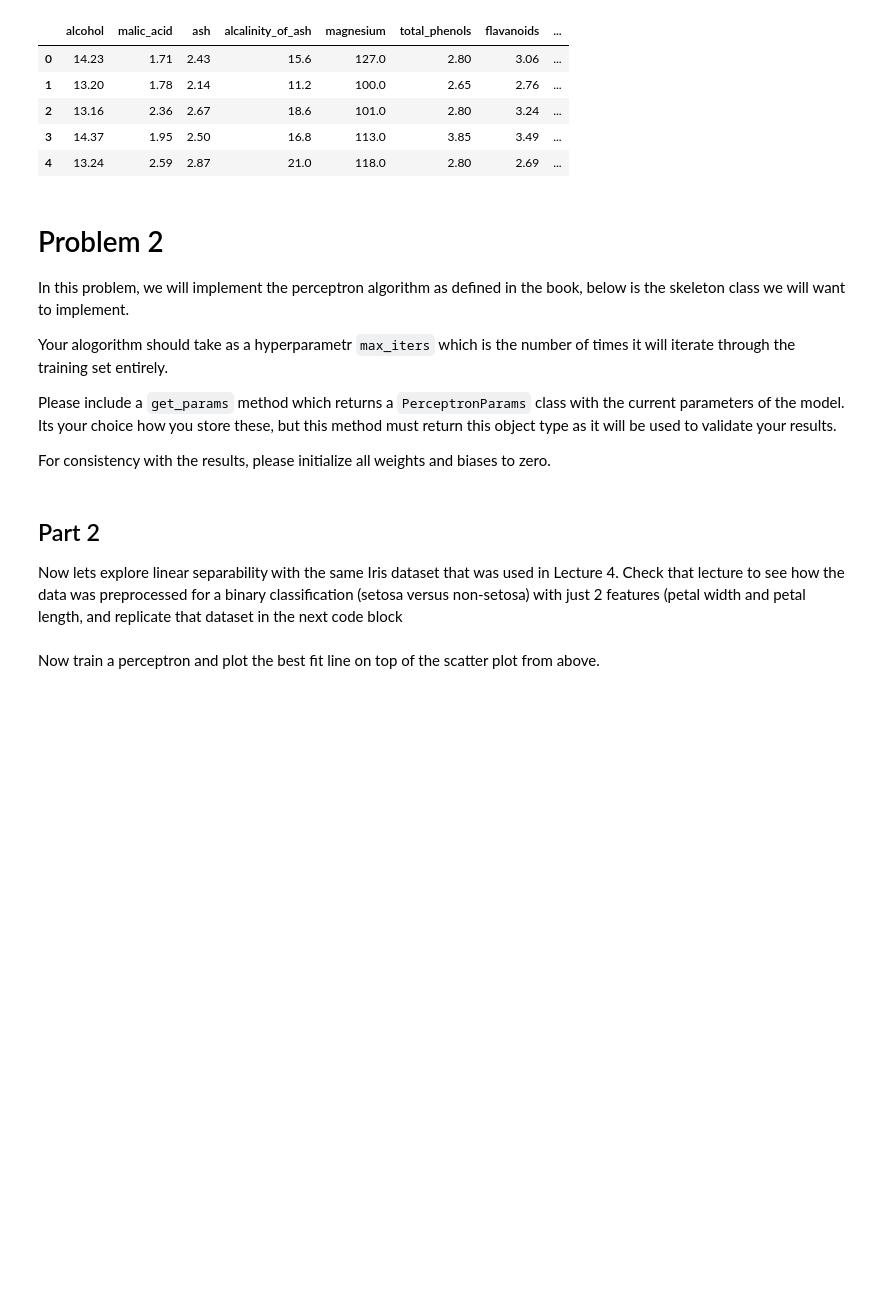
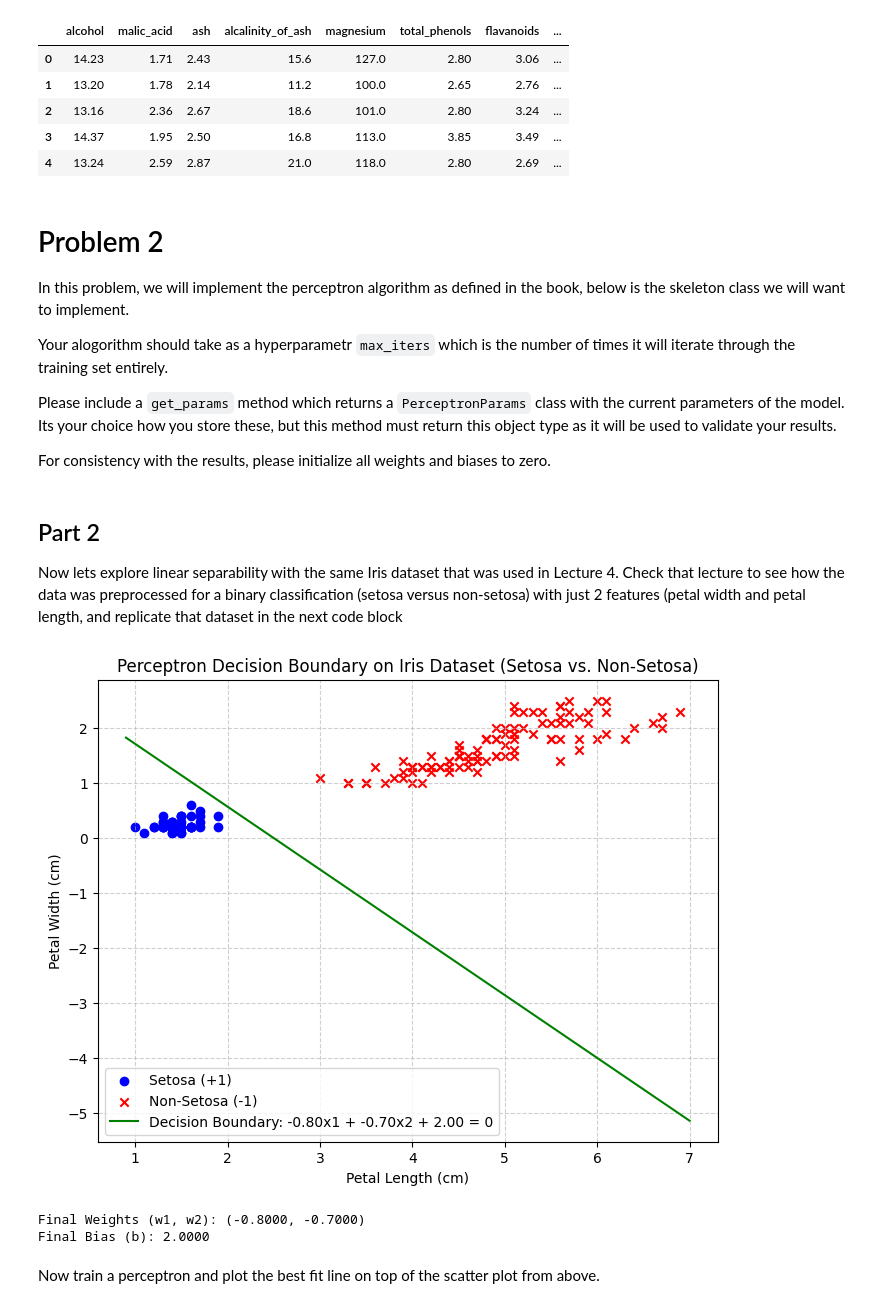
Before and after one commit to rameshnatarajanus/katz-aim5004-fall2025, a Jupyter notebook: notebooks/ProblemSet-02-SupervisedLearning.ipynb, the cells around one changed output. Drawn from its saved outputs; the diff is of its cells as text; code cells hidden in the pictures; blank space fills up the shorter version.

```diff
--- a/notebooks/ProblemSet-02-SupervisedLearning.ipynb
+++ b/notebooks/ProblemSet-02-SupervisedLearning.ipynb
@@ -495,7 +558,76 @@ class Perceptron:
 
 Now lets explore linear separability with the same Iris dataset that was used in Lecture 4.  Check that lecture to see how the data was preprocessed for a binary classification (setosa versus non-setosa) with just 2 features (petal width and petal length, and replicate that dataset in the next code block
 # %%
-# YOUR CODE HERE
+import pandas as pd
+from sklearn.datasets import load_iris
+import matplotlib.pyplot as plt
+
+# Load Iris dataset
+iris = load_iris(as_frame=True)
+iris_df = iris.frame
+iris_df.rename(columns={'target': 'label'}, inplace=True)
+
+# Preprocessing: Binary classification (Setosa vs. Non-Setosa) and 2 features (Petal Length/Width)
+# Filter for Setosa (label 0) and Versicolor (label 1) for a linearly separable case,
+# and map labels to +1 and -1.
+# OR, as done in Lecture 4: Setosa vs. Non-Setosa
+# Label: Setosa (0) -> True (+1), Non-Setosa (1, 2) -> False (-1)
+# Features: Petal Length ('petal length (cm)'), Petal Width ('petal width (cm)')
+
+# Use Setosa (0) as +1 (True) and Non-Setosa (1 or 2) as -1 (False)
+binary_df = iris_df.copy()
+binary_df['label'] = binary_df['label'].apply(lambda x: 1 if x == 0 else -1)
+
+# Select only the desired features
+features_of_interest = ['petal length (cm)', 'petal width (cm)']
+perceptron_df = binary_df[features_of_interest + ['label']]
+
+# Train a Perceptron
+perceptron_model = Perceptron(max_iters=20)
+# Note: The 'label' in perceptron_df is already 1/-1, but the fit method handles the internal mapping.
+perceptron_model.fit(perceptron_df, label='label')
+
+# Get final parameters
+params = perceptron_model.get_params()
+w1, w2 = params.weights
+b = params.bias
+
+# --- Plotting ---
+plt.figure(figsize=(8, 6))
+
+# Scatter plot the data
+setosa = perceptron_df[perceptron_df['label'] == 1]
+non_setosa = perceptron_df[perceptron_df['label'] == -1]
+
+plt.scatter(setosa['petal length (cm)'], setosa['petal width (cm)'],
+            label='Setosa (+1)', color='blue', marker='o')
+plt.scatter(non_setosa['petal length (cm)'], non_setosa['petal width (cm)'],
+            label='Non-Setosa (-1)', color='red', marker='x')
+
+# Plot the best fit line (Decision Boundary): w1*x1 + w2*x2 + b = 0
+# x2 = (-w1*x1 - b) / w2
+if w2 != 0:
+    x1_min, x1_max = perceptron_df['petal length (cm)'].min() - 0.1, perceptron_df['petal length (cm)'].max() + 0.1
+    x1_line = np.linspace(x1_min, x1_max, 100)
+    x2_line = (-w1 * x1_line - b) / w2
+
+    plt.plot(x1_line, x2_line, color='green', linestyle='-',
+             label=f'Decision Boundary: {w1:.2f}x1 + {w2:.2f}x2 + {b:.2f} = 0')
+
+plt.xlabel('Petal Length (cm)')
+plt.ylabel('Petal Width (cm)')
+plt.title('Perceptron Decision Boundary on Iris Dataset (Setosa vs. Non-Setosa)')
+plt.legend()
+plt.grid(True, linestyle='--', alpha=0.6)
+plt.show()
+
+# Verification: The decision boundary should clearly separate the blue circles from the red crosses.
+print(f"Final Weights (w1, w2): ({w1:.4f}, {w2:.4f})")
+print(f"Final Bias (b): {b:.4f}")
+# %% [output]
+[figure, added]
+Final Weights (w1, w2): (-0.8000, -0.7000)
+Final Bias (b): 2.0000
 # %% [markdown]
 Now train a perceptron and plot the best fit line on top of the scatter plot from above.
 # %%
```
Also changed, not shown: parts of 18 cells of this notebook.
